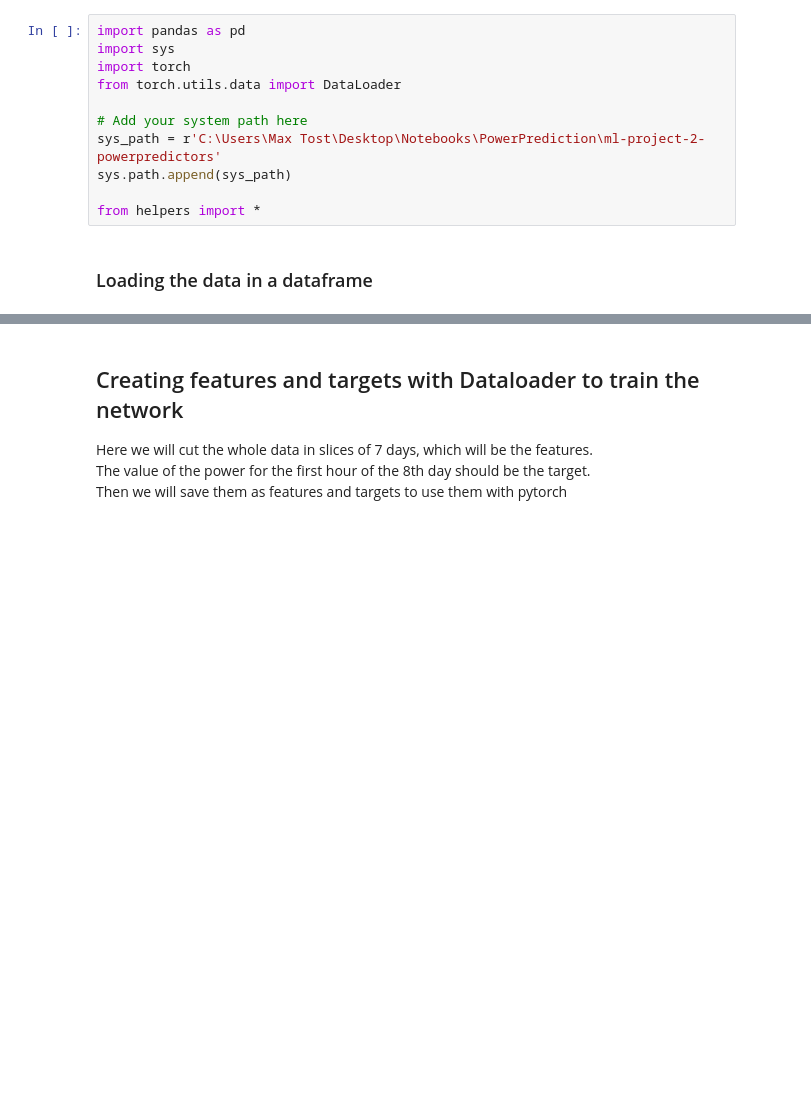
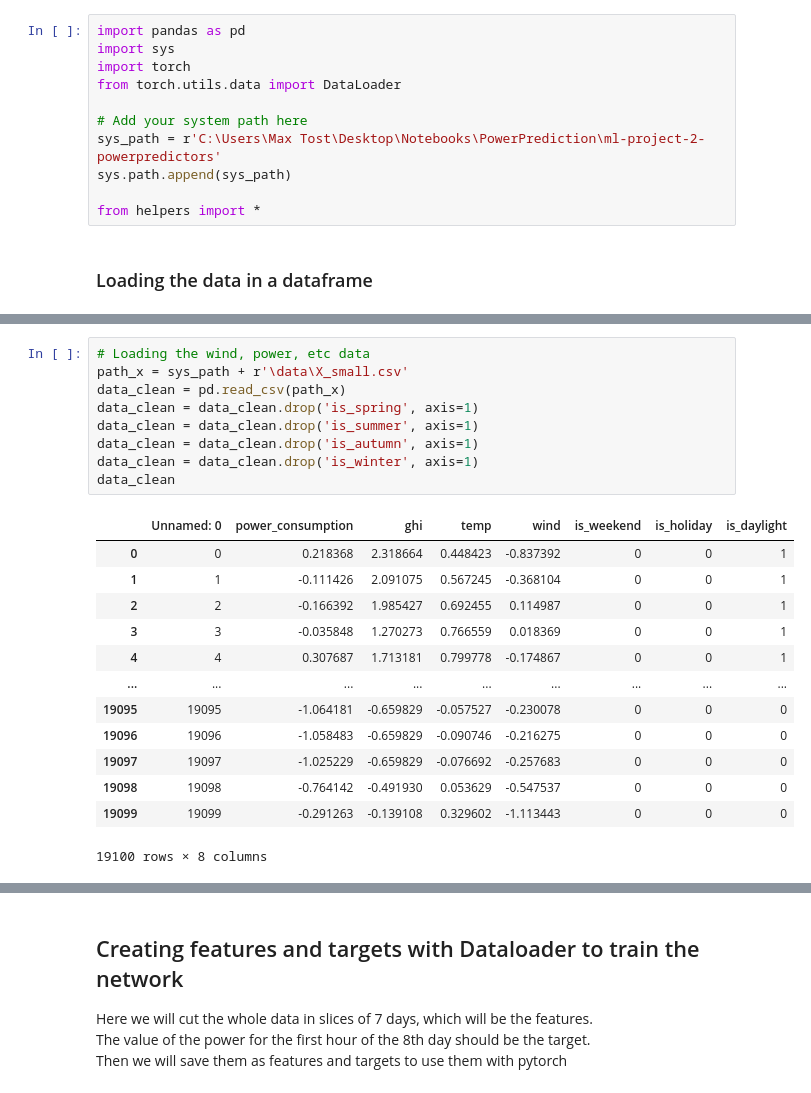
Before and after one commit to CS-433/ml-project-2-powerpredictors, a Jupyter notebook: ExploreData.ipynb, the cells around one changed output, grey strips where cells are left out. Saved outputs shown, nothing was run; the diff lists cells and outputs as text; blank space fills up the shorter version.

```diff
--- a/ExploreData.ipynb
+++ b/ExploreData.ipynb
@@ -48,0 +33,23 @@ tensor([[ 0.0000e+00,  2.1837e-01,  2.3187e+00,  ...,  0.0000e+00,
+# %%
+# Loading the wind, power, etc data
+path_x = sys_path + r'\data\X_small.csv'
+data_clean = pd.read_csv(path_x)
+data_clean = data_clean.drop('is_spring', axis=1)
+data_clean = data_clean.drop('is_summer', axis=1)
+data_clean = data_clean.drop('is_autumn', axis=1)
+data_clean = data_clean.drop('is_winter', axis=1)
+data_clean
+# %% [output]
+|  | Unnamed: 0 | power_consumption | ghi | temp | wind | is_weekend | is_holiday | is_daylight |
+| 0 | 0 | 0.218368 | 2.318664 | 0.448423 | -0.837392 | 0 | 0 | 1 |
+| 1 | 1 | -0.111426 | 2.091075 | 0.567245 | -0.368104 | 0 | 0 | 1 |
+| 2 | 2 | -0.166392 | 1.985427 | 0.692455 | 0.114987 | 0 | 0 | 1 |
+| 3 | 3 | -0.035848 | 1.270273 | 0.766559 | 0.018369 | 0 | 0 | 1 |
+| 4 | 4 | 0.307687 | 1.713181 | 0.799778 | -0.174867 | 0 | 0 | 1 |
+| ... | ... | ... | ... | ... | ... | ... | ... | ... |
+| 19095 | 19095 | -1.064181 | -0.659829 | -0.057527 | -0.230078 | 0 | 0 | 0 |
+| 19096 | 19096 | -1.058483 | -0.659829 | -0.090746 | -0.216275 | 0 | 0 | 0 |
+| 19097 | 19097 | -1.025229 | -0.659829 | -0.076692 | -0.257683 | 0 | 0 | 0 |
+| 19098 | 19098 | -0.764142 | -0.491930 | 0.053629 | -0.547537 | 0 | 0 | 0 |
+| 19099 | 19099 | -0.291263 | -0.139108 | 0.329602 | -1.113443 | 0 | 0 | 0 |
+19100 rows × 8 columns
```
Also changed, not shown: parts of 7 cells of this notebook.
